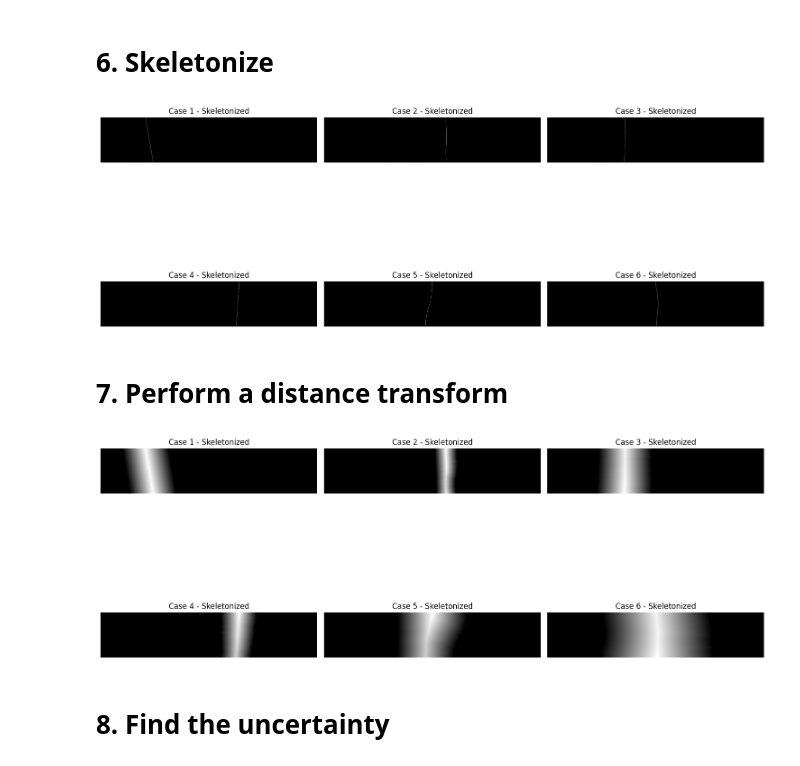
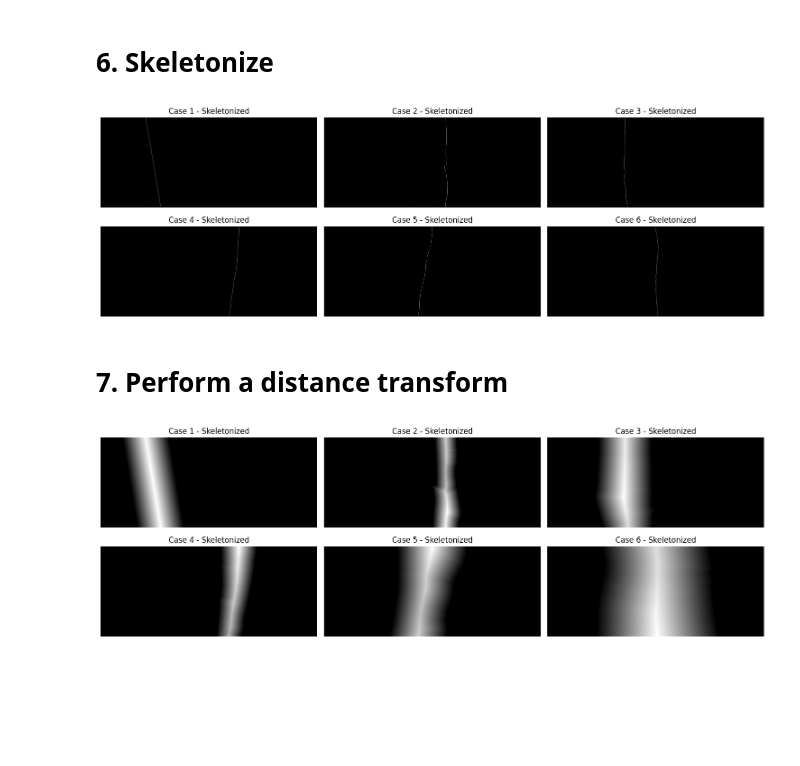
Before and after one commit to Oscilous/MDB2_Spider_Silk_Measuring, a Jupyter notebook: 2_2_Double_Otsu2_Algorithm/main.ipynb, the cells around one changed output. Drawn from its saved outputs; the diff is of its cells as text; code cells hidden in the pictures; blank space fills up the shorter version.

```diff
--- a/2_2_Double_Otsu2_Algorithm/main.ipynb
+++ b/2_2_Double_Otsu2_Algorithm/main.ipynb
@@ -493,12 +552,12 @@ show_histograms(test_cases, titles=[f"Case {i+1} - Histogram" for i in range(len
 # 2. Greyscale and Crop
 # %%
 # Crop images to slice_size_px height, keeping full width
-slice_size_mm = 0.25;
+slice_size_mm = 0.5;
 um_per_px = 1.2;  # Example conversion factor, adjust as needed
 slice_size_px = int(slice_size_mm * 1000 * um_per_px);
 print(f"Cropping images to {slice_size_px} pixels height. The original image height is {test_cases[0].shape[0]} pixels.")
 
 test_cases_gray = [cv2.cvtColor(img, cv2.COLOR_BGR2GRAY) for img in test_cases]
 test_cases_gray_cropped = [img[:slice_size_px, :] for img in test_cases_gray]
-show_images(test_cases_gray_cropped, titles=[f"Case {i+1} - Cropped" for i in range(len(test_cases_gray_cropped))])
+show_images_cropped(test_cases_gray_cropped, titles=[f"Case {i+1} - Cropped" for i in range(len(test_cases_gray_cropped))])
 # %% [output]
@@ -559,13 +618,13 @@ show_images(test_cases_band, titles=[f"Case {i+1} - Band" for i in range(len(tes
 # %%
 # Apply 3-class Otsu to cropped grayscale images
 test_cases_skeletonized = []
 for img in test_cases_band:
     skeleton = compute_skeleton(img)
     test_cases_skeletonized.append(skeleton)
 
-show_images(test_cases_skeletonized, titles=[f"Case {i+1} - Skeletonized" for i in range(len(test_cases_otsu_bg_and_silk))])
+show_images_cropped(test_cases_skeletonized, titles=[f"Case {i+1} - Skeletonized" for i in range(len(test_cases_otsu_bg_and_silk))])
 # %% [output]
-[figure, old version]
+[figure, new version]
 # %% [markdown]
 # 7. Perform a distance transform
 # %%
@@ -574,8 +633,6 @@ for img in test_cases_band:
     dist = distance_transform_edt(img)
     test_cases_dist.append(dist)
 
-show_images(test_cases_dist, titles=[f"Case {i+1} - Skeletonized" for i in range(len(test_cases_otsu_bg_and_silk))])
+show_images_cropped(test_cases_dist, titles=[f"Case {i+1} - Skeletonized" for i in range(len(test_cases_otsu_bg_and_silk))])
 # %% [output]
-[figure, old version]
+[figure, new version]
-# %% [markdown]
-# 8. Find the uncertainty
```
Also changed, not shown: parts of 14 cells of this notebook, 23 other files.
